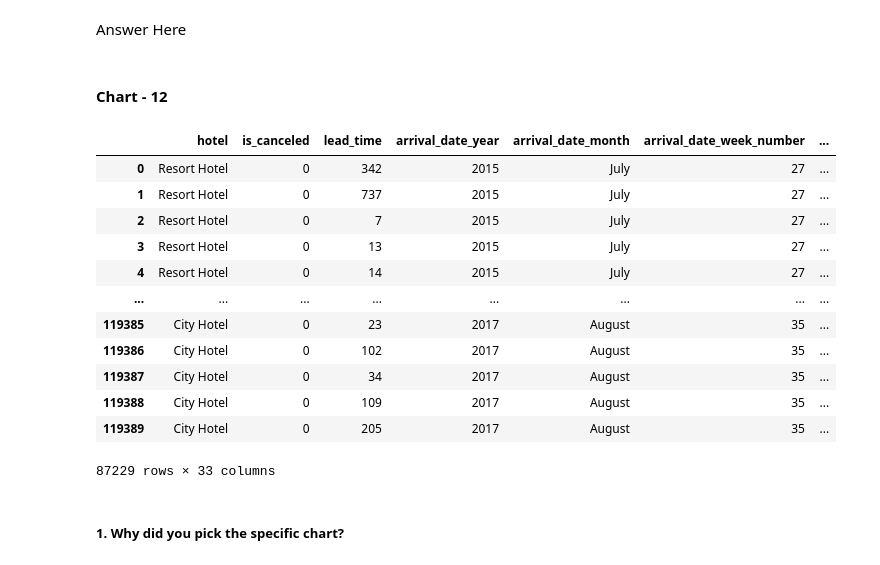
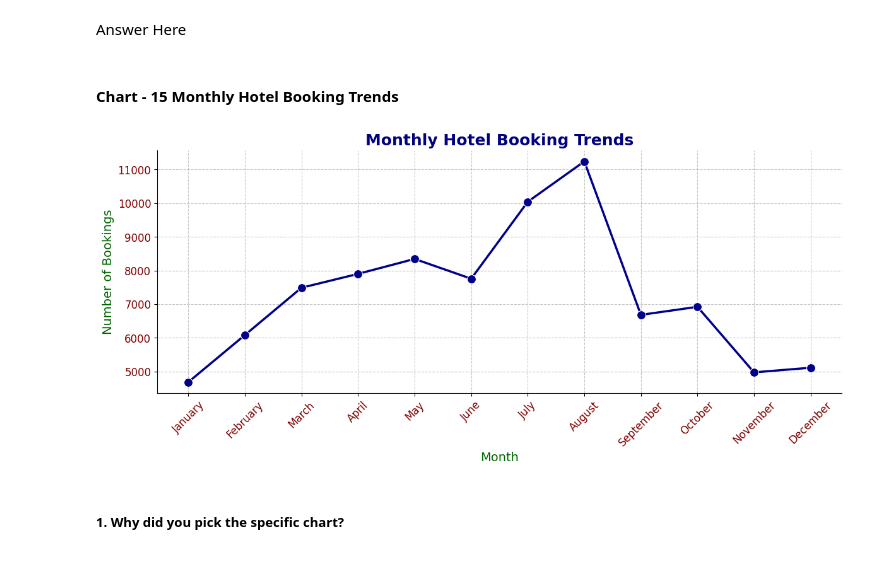
Before and after one commit to pankajmanisahu/EDA-ON-HOTEL-BOOKING-ANALYSIS, a Jupyter notebook: HOTEL_BOOKING_ANALYSIS_EDA.ipynb, the cells around one changed output. Cells and saved outputs as stored; diff of their text form; code cells hidden in the pictures.

```diff
--- a/HOTEL_BOOKING_ANALYSIS_EDA.ipynb
+++ b/HOTEL_BOOKING_ANALYSIS_EDA.ipynb
@@ -1061,26 +1091,33 @@ From the above visualization, we got insights that most preffered meal type by c
 Are there any insights that lead to negative growth? Justify with specific reason.
 # %% [markdown]
 Answer Here
-# %% [markdown]
-#### Chart - 12
-# %%
-# Chart - 12 visualization code
-
-df
-# %% [output]
-|  | hotel | is_canceled | lead_time | arrival_date_year | arrival_date_month | arrival_date_week_number | ... |
-| 0 | Resort Hotel | 0 | 342 | 2015 | July | 27 | ... |
-| 1 | Resort Hotel | 0 | 737 | 2015 | July | 27 | ... |
-| 2 | Resort Hotel | 0 | 7 | 2015 | July | 27 | ... |
-| 3 | Resort Hotel | 0 | 13 | 2015 | July | 27 | ... |
-| 4 | Resort Hotel | 0 | 14 | 2015 | July | 27 | ... |
-| ... | ... | ... | ... | ... | ... | ... | ... |
-| 119385 | City Hotel | 0 | 23 | 2017 | August | 35 | ... |
-| 119386 | City Hotel | 0 | 102 | 2017 | August | 35 | ... |
-| 119387 | City Hotel | 0 | 34 | 2017 | August | 35 | ... |
-| 119388 | City Hotel | 0 | 109 | 2017 | August | 35 | ... |
-| 119389 | City Hotel | 0 | 205 | 2017 | August | 35 | ... |
-87229 rows × 33 columns
+# %% [markdown]
+#### Chart - 15 Monthly Hotel Booking Trends
+# %%
+# Chart - 15 visualization code
+# Checking monthly hotel booking trends
+
+# Creating list of months
+month_order = ["January", "February", "March", "April", "May", "June", "July", "August", "September", "October", "November", "December"]
+df['arrival_date_month'] = pd.Categorical(df['arrival_date_month'], categories=month_order, ordered=True)
+
+# grouping the data by monthly booking
+monthly_bookings = df.groupby('arrival_date_month').size()
+
+# visualization using line plot
+plt.figure(figsize=(14, 5))
+sns.lineplot(x=monthly_bookings.index, y=monthly_bookings.values, marker='o', linestyle='-', color='darkblue', markersize=10, linewidth=2.5)
+plt.title('Monthly Hotel Booking Trends', fontsize=18, fontweight='bold', color='navy')
+plt.xlabel('Month', fontsize=14, color='darkgreen')
+plt.ylabel('Number of Bookings', fontsize=14, color='darkgreen')
+plt.xticks(rotation=45, fontsize=12, color='maroon')
+plt.yticks(fontsize=12, color='maroon')
+plt.grid(True, linestyle='--', alpha=0.7)
+plt.gca().spines['top'].set_color('none')
+plt.gca().spines['right'].set_color('none')
+plt.show()
+# %% [output]
+[figure, added]
 # %% [markdown]
 ##### 1. Why did you pick the specific chart?
 # %% [markdown]
```
Also changed, not shown: parts of 25 cells of this notebook.
